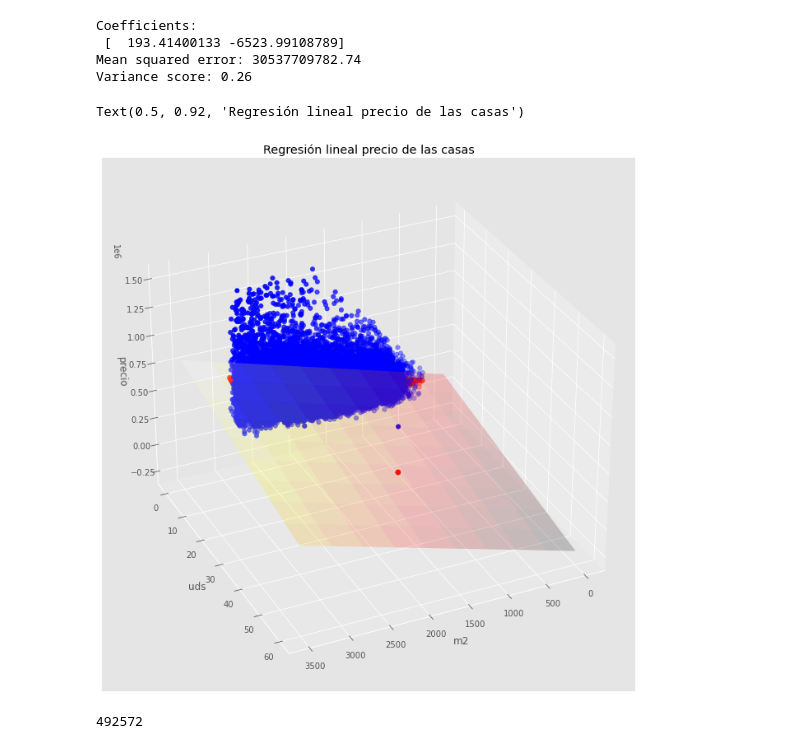
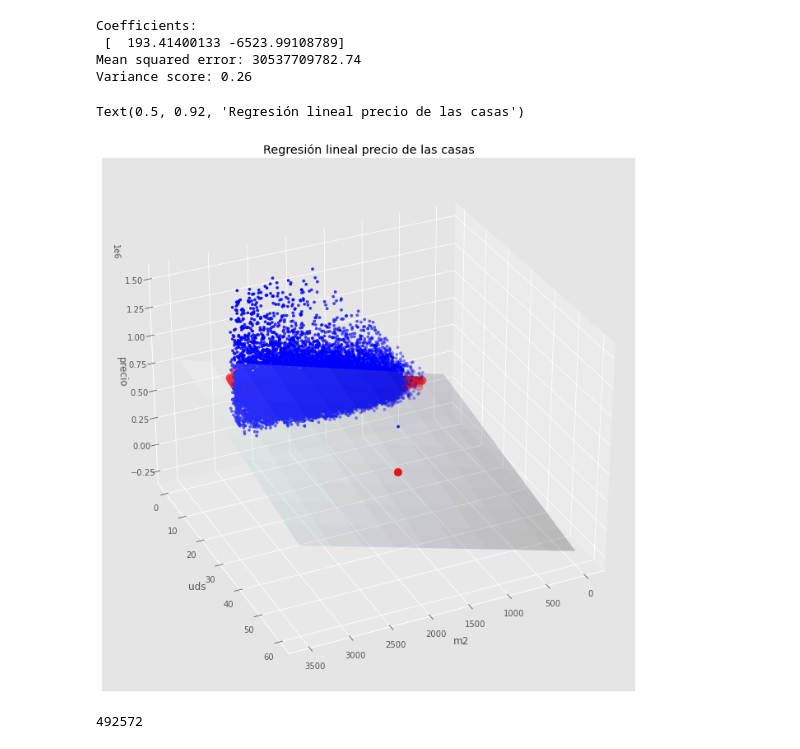
Before and after one commit to chiarab22/FinalProyect, a Jupyter notebook: Final project/models/data-model.ipynb, the cells around one changed output. Cells and saved outputs as stored; diff of their text form; code cells hidden in the pictures.

```diff
--- a/Final project/models/data-model.ipynb
+++ b/Final project/models/data-model.ipynb
@@ -78,34 +94,40 @@ Variance score: 0.26
 # %%
 fig = plt.figure()
 ax = Axes3D(fig)
 
 # Creamos una malla, sobre la cual graficaremos el plano
+
 xx, yy = np.meshgrid(np.linspace(0, 3500, num=10), np.linspace(0, 60, num=10))
 
-# calculamos los valores del plano para los puntos x e y
+# Calculamos los valores del plano para los puntos x e y
+
 nuevoX = (regr2.coef_[0] * xx)
 nuevoY = (regr2.coef_[1] * yy)
 
-# calculamos los correspondientes valores para z. Debemos sumar el punto de intercepción
+# Calculamos los correspondientes valores para z. Debemos sumar el punto de intercepción
+
 z = (nuevoX + nuevoY + regr2.intercept_)
 
 # Graficamos el plano
-ax.plot_surface(xx, yy, z, alpha=0.2, cmap='hot')
+
+ax.plot_surface(xx, yy, z, alpha=0.2, cmap='bone')
 
 # Graficamos en azul los puntos en 3D
-ax.scatter(XY_train[:, 0], XY_train[:, 1], z_train, c='blue',s=30)
 
-# Graficamos en rojo, los puntos que
-ax.scatter(XY_train[:, 0], XY_train[:, 1], z_pred, c='red',s=40)
+ax.scatter(XY_train[:, 0], XY_train[:, 1], z_train, c='blue',s=10)
 
-# con esto situamos la "camara" con la que visualizamos
+# Graficamos en rojo los puntos en 3D
+
+ax.scatter(XY_train[:, 0], XY_train[:, 1], z_pred, c='red',s=90)
 ax.view_init(elev=30., azim=65)
+
+# Nombramos las distintas columnas y el título del gráfico
 
 ax.set_xlabel('m2')
 ax.set_ylabel('uds')
 ax.set_zlabel('precio')
 ax.set_title('Regresión lineal precio de las casas')
 # %% [output]
 Text(0.5, 0.92, 'Regresión lineal precio de las casas')
-[figure, old version]
+[figure, new version]
 # %%
```
Also changed, not shown: parts of 9 cells of this notebook.
